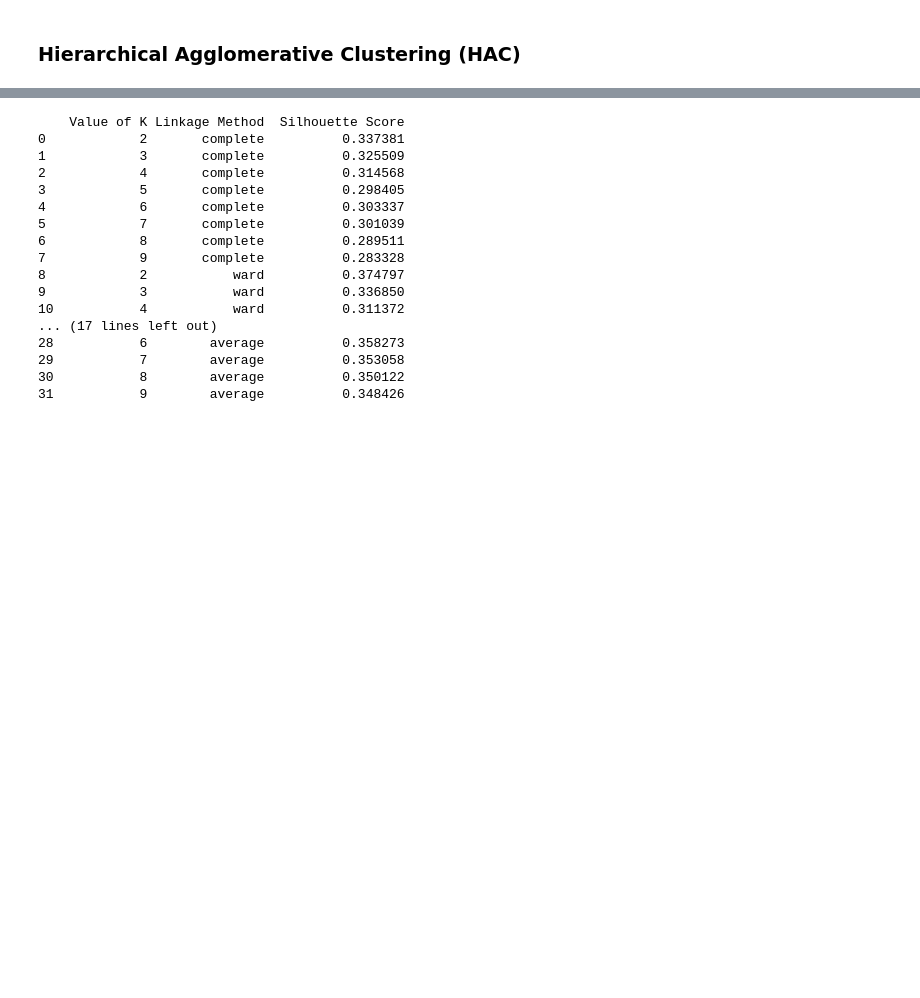
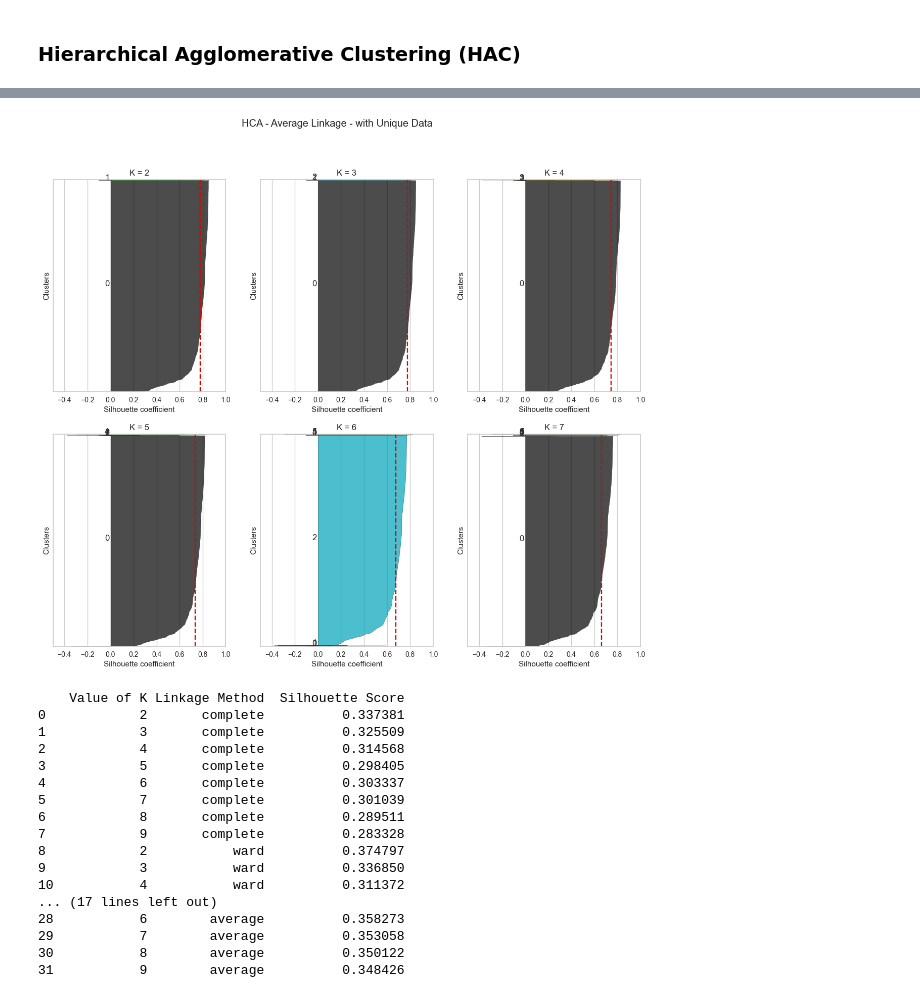
Before and after one commit to AntunesCSR/DM_Group_Project, a Jupyter notebook: HA3/HA3_Marcia.ipynb, the cells around one changed output, grey strips where cells are left out. Cells and saved outputs as stored; diff of their text form; code cells hidden in the pictures; blank space fills up the shorter version.

```diff
--- a/HA3/HA3_Marcia.ipynb
+++ b/HA3/HA3_Marcia.ipynb
@@ -363,0 +434,12 @@ plt.show()
+# %%
+list_labels_single_unique_m = []
+silhouette_df_single_unique_m, list_labels_single_unique_m = calculate_silhouette_scores(unique_m_X_scaled, "single")
+
+list_labels_average_unique_m = []
+silhouette_df_average_unique_m, list_labels_average_unique_m = calculate_silhouette_scores(unique_m_X_scaled, "average")
+
+list_labels_complete_unique_m = []
+silhouette_df_complete_unique_m, list_labels_complete_unique_m = calculate_silhouette_scores(unique_m_X_scaled, "complete")
+
+list_labels_ward_unique_m = []
+silhouette_df_ward_unique_m, list_labels_ward_unique_m = calculate_silhouette_scores(unique_m_X_scaled, "ward")
@@ -364,3 +476,7 @@ plt.show()
+# %%
+drawSillouette(unique_m_X_scaled, list_labels_complete_unique_m, main_title="HCA - Average Linkage - with Unique Data")
+# %% [output]
+[figure, added]
 # %%
 data = train_X_scaled
 linkage_methods = ["complete", "ward", "single", "average"]
```
Also changed, not shown: parts of 20 cells of this notebook.
